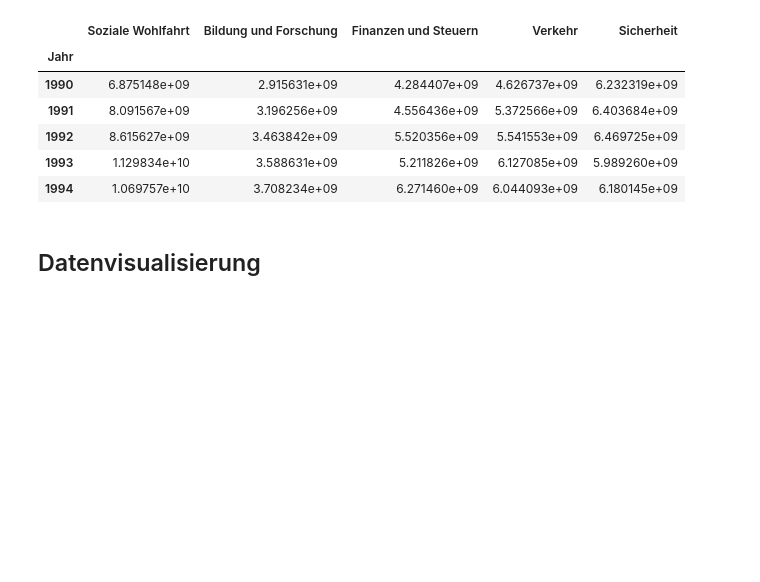
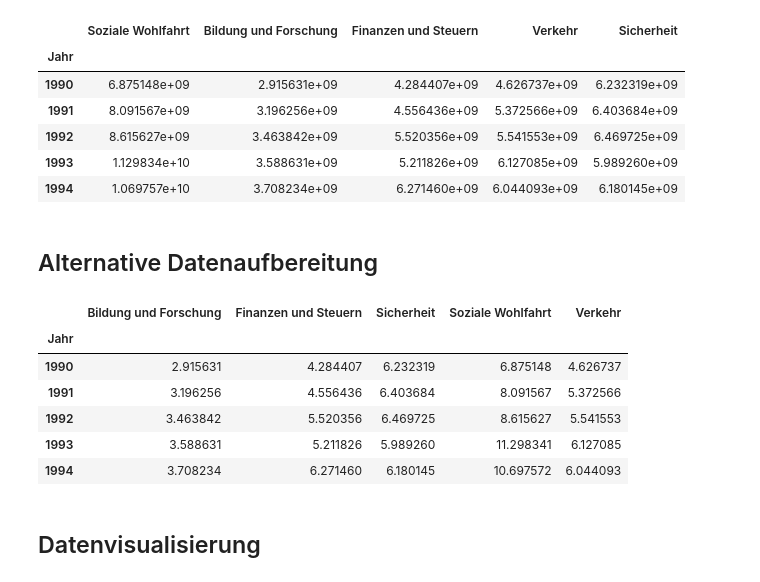
Before and after one commit to I-gW-23-27/Skript, a Jupyter notebook: docs/240923/staatsausgaben.ipynb, the cells around one changed output. Saved outputs shown, nothing was run; the diff lists cells and outputs as text; code cells hidden in the pictures; blank space fills up the shorter version.

```diff
--- a/docs/240923/staatsausgaben.ipynb
+++ b/docs/240923/staatsausgaben.ipynb
@@ -36,6 +36,31 @@ df.head()
 | 1992 | 8.615627e+09 | 3.463842e+09 | 5.520356e+09 | 5.541553e+09 | 6.469725e+09 |
 | 1993 | 1.129834e+10 | 3.588631e+09 | 5.211826e+09 | 6.127085e+09 | 5.989260e+09 |
 | 1994 | 1.069757e+10 | 3.708234e+09 | 6.271460e+09 | 6.044093e+09 | 6.180145e+09 |
+# %% [markdown]
+## Alternative Datenaufbereitung
+# %%
+adf = pd.read_csv('staatsausgaben.csv',
+                 index_col=1)
+
+adf.index = adf.index.astype(int)
+
+adf['Mia'] = adf['CHF']/1_000_000_000
+adf.drop('CHF', axis='columns', inplace=True)
+
+adf = adf.pivot(columns='Kennzahl', values='Mia')
+
+adf = adf.sort_index()
+adf.columns.name = None
+# %%
+adf.head()
+# %% [output]
+|  | Bildung und Forschung | Finanzen und Steuern | Sicherheit | Soziale Wohlfahrt | Verkehr |
+| Jahr |  |  |  |  |  |
+| 1990 | 2.915631 | 4.284407 | 6.232319 | 6.875148 | 4.626737 |
+| 1991 | 3.196256 | 4.556436 | 6.403684 | 8.091567 | 5.372566 |
+| 1992 | 3.463842 | 5.520356 | 6.469725 | 8.615627 | 5.541553 |
+| 1993 | 3.588631 | 5.211826 | 5.989260 | 11.298341 | 6.127085 |
+| 1994 | 3.708234 | 6.271460 | 6.180145 | 10.697572 | 6.044093 |
 # %% [markdown]
 ## Datenvisualisierung
 # %%
```
Also changed, not shown: parts of 1 cell of this notebook.
